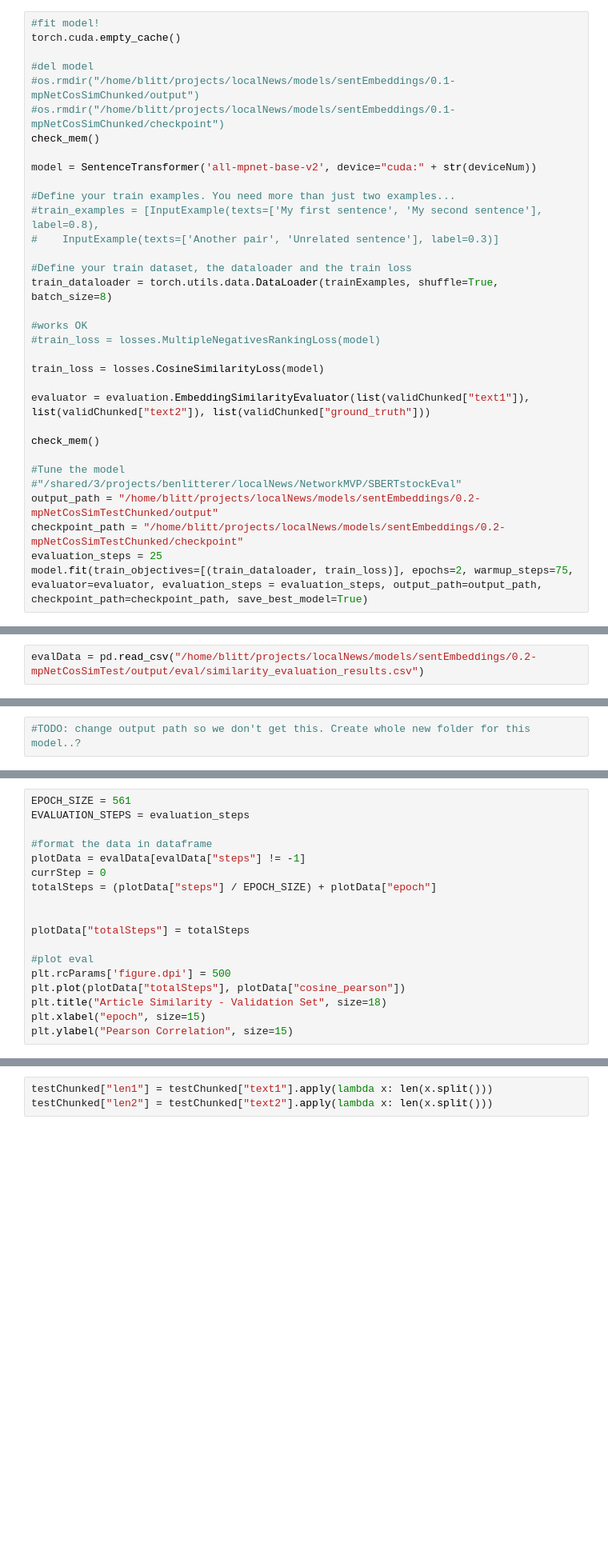
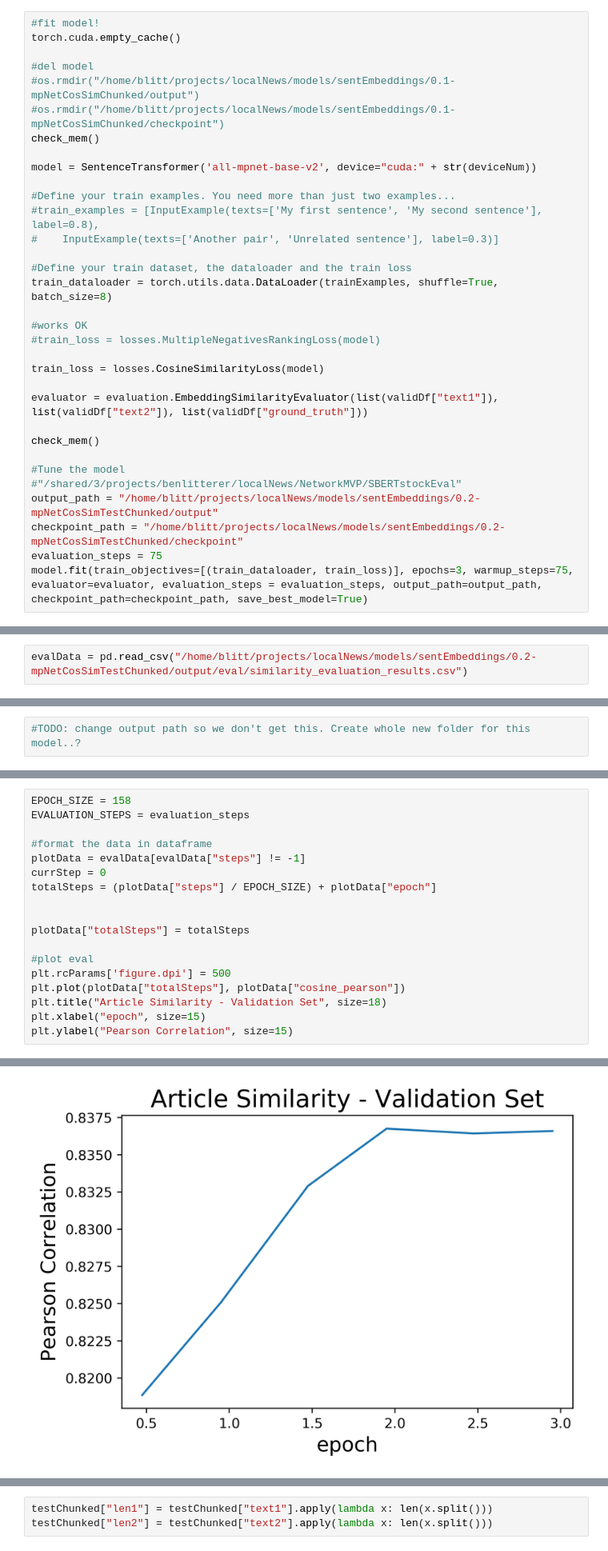
Before and after one commit to blitt2018/mediaStorms, a Jupyter notebook: notebooks/NER/1.4-bl-mpNetChunkTest.ipynb, the cells around one changed output, grey strips where cells are left out. Shown: that part at 80% size. Cells and saved outputs as stored; diff of their text form; blank space fills up the shorter version.

```diff
--- a/notebooks/NER/1.4-bl-mpNetChunkTest.ipynb
+++ b/notebooks/NER/1.4-bl-mpNetChunkTest.ipynb
@@ -191,7 +182,7 @@ train_dataloader = torch.utils.data.DataLoader(trainExamples, shuffle=True, batc
 
 train_loss = losses.CosineSimilarityLoss(model)
 
-evaluator = evaluation.EmbeddingSimilarityEvaluator(list(validChunked["text1"]), list(validChunked["text2"]), list(validChunked["ground_truth"]))
+evaluator = evaluation.EmbeddingSimilarityEvaluator(list(validDf["text1"]), list(validDf["text2"]), list(validDf["ground_truth"]))
 
 check_mem()
 
@@ -199,6 +190,6 @@ check_mem()
 #"/shared/3/projects/benlitterer/localNews/NetworkMVP/SBERTstockEval"
 output_path = "/home/blitt/projects/localNews/models/sentEmbeddings/0.2-mpNetCosSimTestChunked/output"
 checkpoint_path = "/home/blitt/projects/localNews/models/sentEmbeddings/0.2-mpNetCosSimTestChunked/checkpoint"
-evaluation_steps = 25
-model.fit(train_objectives=[(train_dataloader, train_loss)], epochs=2, warmup_steps=75, evaluator=evaluator, evaluation_steps = evaluation_steps, output_path=output_path, checkpoint_path=checkpoint_path, save_best_model=True)
+evaluation_steps = 75
+model.fit(train_objectives=[(train_dataloader, train_loss)], epochs=3, warmup_steps=75, evaluator=evaluator, evaluation_steps = evaluation_steps, output_path=output_path, checkpoint_path=checkpoint_path, save_best_model=True)
 # %% [output]
@@ -213,2 +204,2 @@ torch.cuda.max_memory_reserved: 0.000000GB
 # %%
-evalData = pd.read_csv("/home/blitt/projects/localNews/models/sentEmbeddings/0.2-mpNetCosSimTest/output/eval/similarity_evaluation_results.csv")
+evalData = pd.read_csv("/home/blitt/projects/localNews/models/sentEmbeddings/0.2-mpNetCosSimTestChunked/output/eval/similarity_evaluation_results.csv")
@@ -223,5 +221,5 @@ plotDat
 # %%
-EPOCH_SIZE = 561
+EPOCH_SIZE = 158
 EVALUATION_STEPS = evaluation_steps
 
 #format the data in dataframe
@@ -238,3 +236,4 @@ plt.plot(plotData["totalSteps"], plotData["cosine_pearson"])
 plt.title("Article Similarity - Validation Set", size=18)
 plt.xlabel("epoch", size=15)
 plt.ylabel("Pearson Correlation", size=15)
+# %% [output]
@@ -240,0 +246 @@ plt.ylabel("Pearson Correlation", size=15)
+[figure, added]
```
Also changed, not shown: parts of 17 cells of this notebook, 5 other files.
